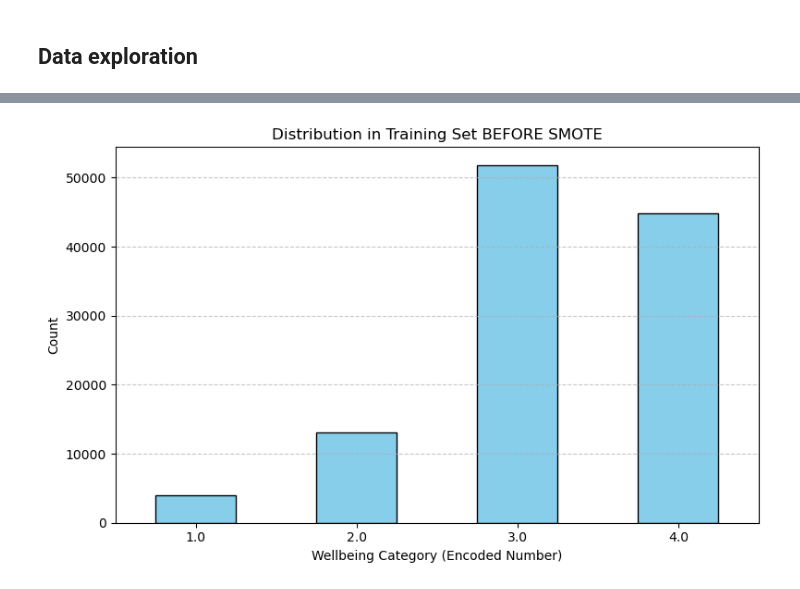
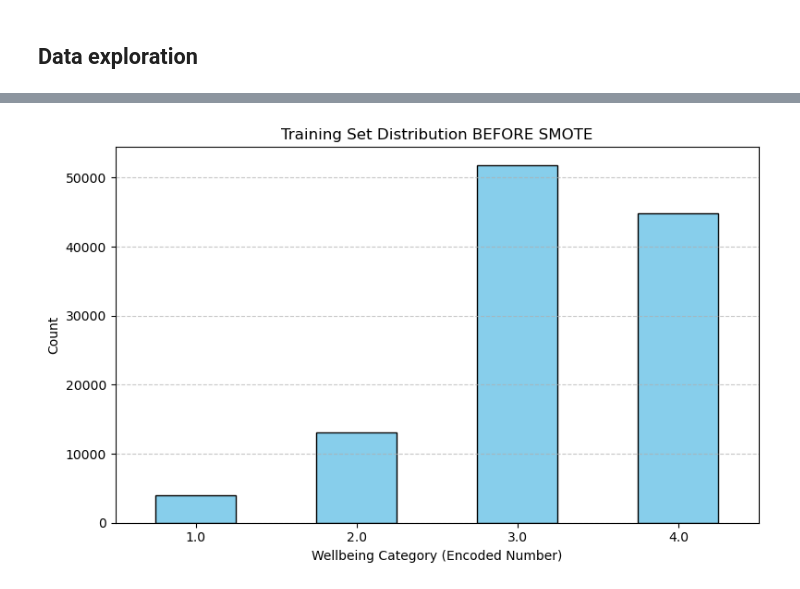
Before and after one commit to maxemporor/MSc-project, a Jupyter notebook: MSc.ipynb, the cells around one changed output, grey strips where cells are left out. Saved outputs shown, nothing was run; the diff lists cells and outputs as text; code cells hidden in the pictures.

```diff
--- a/MSc.ipynb
+++ b/MSc.ipynb
@@ -452,60 +456,45 @@ import matplotlib.pyplot as plt
 from imblearn.over_sampling import SMOTE
 from sklearn.preprocessing import StandardScaler
 
+# --- Step 1: Scale continuous features (AGE) ---
+scaler = StandardScaler()
 
-# SScale AGE (continuous column) ONLY on training and validation/test separately
-scaler = StandardScaler()
-X_train_scaled_cont = scaler.fit_transform(X_train[continuous_cols])
-X_val_scaled_cont = scaler.transform(X_val[continuous_cols])
-X_test_scaled_cont = scaler.transform(X_test[continuous_cols])
+X_train_cont = scaler.fit_transform(X_train[continuous_cols])
+X_val_cont   = scaler.transform(X_val[continuous_cols])
+X_test_cont  = scaler.transform(X_test[continuous_cols])
 
-# Combine scaled continuous + unscaled binary + one-hot nominal
-X_train_scaled = np.hstack([X_train_scaled_cont, X_train[binary_cols].values, X_train[X_nominal.columns].values])
-X_val_scaled = np.hstack([X_val_scaled_cont, X_val[binary_cols].values, X_val[X_nominal.columns].values])
-X_test_scaled = np.hstack([X_test_scaled_cont, X_test[binary_cols].values, X_test[X_nominal.columns].values])
+# --- Step 2: Combine scaled + binary + one-hot encoded nominal features ---
+def combine_features(X_cont, X_bin, X_nom):
+    return np.hstack([X_cont, X_bin.values, X_nom.values])
 
-# Apply SMOTE to training data only
+X_train_scaled = combine_features(X_train_cont, X_train[binary_cols], X_train[X_nominal.columns])
+X_val_scaled   = combine_features(X_val_cont, X_val[binary_cols], X_val[X_nominal.columns])
+X_test_scaled  = combine_features(X_test_cont, X_test[binary_cols], X_test[X_nominal.columns])
+
+# --- Step 3: Apply SMOTE to balance training set only ---
 smote = SMOTE(random_state=42)
 X_train_resampled, y_train_resampled = smote.fit_resample(X_train_scaled, y_train)
 
-# --------- BEFORE SMOTE ---------
-print("\nOverall Wellbeing_category_num distribution (full dataset):")
-print(y.value_counts(dropna=False).sort_index())
+# --- Step 4: Print and plot class distribution before and after SMOTE ---
+def plot_distribution(series, title, color):
+    plt.figure(figsize=(8, 5))
+    series.value_counts().sort_index().plot(
+        kind='bar', color=color, edgecolor='black'
+    )
+    plt.xlabel('Wellbeing Category (Encoded Number)')
+    plt.ylabel('Count')
+    plt.title(title)
+    plt.xticks(rotation=0)
+    plt.grid(axis='y', linestyle='--', alpha=0.7)
+    plt.tight_layout()
+    plt.show()
 
-print("\nWellbeing_category_num distribution in y_train (before SMOTE):")
-print(y_train.value_counts(dropna=False).sort_index())
+print("\n--- Class Distribution ---")
+print("Full dataset:\n", y.value_counts().sort_index())
+print("\nTraining set BEFORE SMOTE:\n", y_train.value_counts().sort_index())
 
-# Plot BEFORE SMOTE
-plt.figure(figsize=(8, 5))
-y_train.value_counts().sort_index().plot(
-    kind='bar',
-    color='skyblue',
-    edgecolor='black'
-)
-plt.xlabel('Wellbeing Category (Encoded Number)')
-plt.ylabel('Count')
-plt.title('Distribution in Training Set BEFORE SMOTE')
-plt.xticks(rotation=0)
-plt.grid(axis='y', linestyle='--', alpha=0.7)
-plt.tight_layout()
-plt.show()
+plot_distribution(y_train, "Training Set Distribution BEFORE SMOTE", "skyblue")
 
-# --------- AFTER SMOTE ---------
-print("\nWellbeing_category_num distribution in y_train (AFTER SMOTE):")
-print(pd.Series(y_train_resampled).value_counts().sort_index())
-
-# Plot
-plt.figure(figsize=(8, 5))
-pd.Series(y_train_resampled).value_counts().sort_index().plot(
-    kind='bar',
-    color='lightgreen',
-    edgecolor='black'
-)
-plt.xlabel('Wellbeing Category (Encoded Number)')
-plt.ylabel('Count')
-plt.title('Distribution in Training Set AFTER SMOTE')
-plt.xticks(rotation=0)
-plt.grid(axis='y', linestyle='--', alpha=0.7)
-plt.tight_layout()
-plt.show()
+print("\nTraining set AFTER SMOTE:\n", pd.Series(y_train_resampled).value_counts().sort_index())
+plot_distribution(pd.Series(y_train_resampled), "Training Set Distribution AFTER SMOTE", "lightgreen")
 # %% [output]
@@ -522,6 +512,6 @@ Wellbeing_category_num
 1.0     4042
 2.0    13114
 3.0    51837
 4.0    44876
 Name: count, dtype: int64
-[figure, old version]
+[figure, new version]
```
Also changed, not shown: parts of 6 cells of this notebook.
